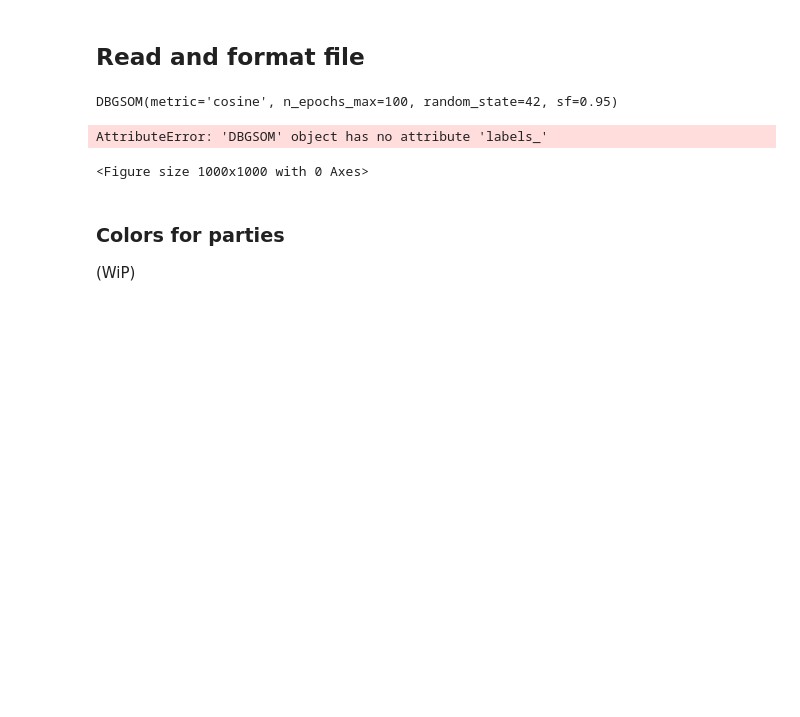
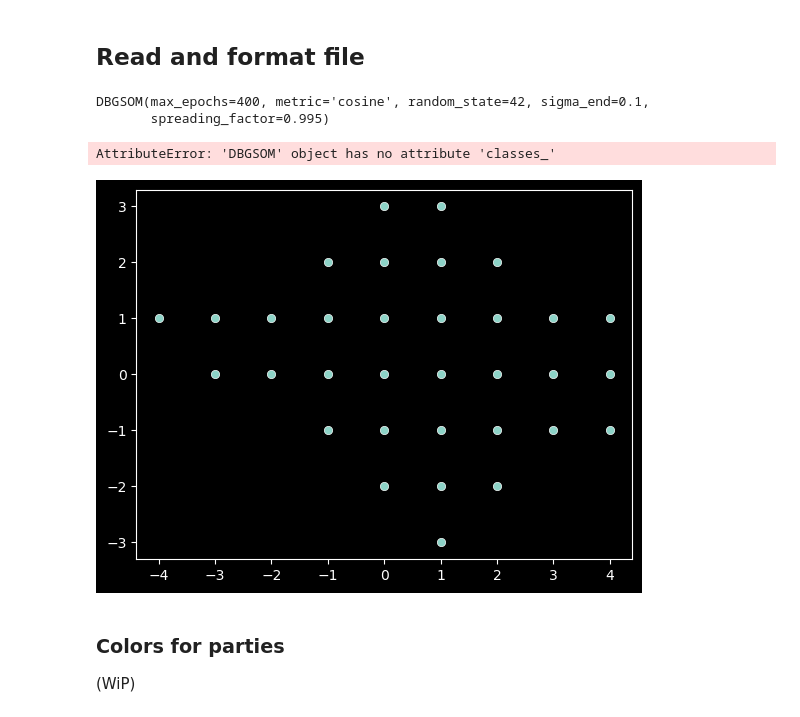
Before and after one commit to SandroMartens/DBGSOM, a Jupyter notebook: examples/parties.ipynb, the cells around one changed output. Cells and saved outputs as stored; diff of their text form; code cells hidden in the pictures; blank space fills up the shorter version.

```diff
--- a/examples/parties.ipynb
+++ b/examples/parties.ipynb
@@ -19,24 +19,33 @@ statements = dataset.pivot(
     index="These: Titel", columns="Partei: Kurzbezeichnung", values="Position: Position"
 )
 # %%
-som = DBGSOM(sf=0.95, n_epochs_max=100, metric="cosine", random_state=42)
+som = DBGSOM(spreading_factor=0.995, max_epochs=400, metric="cosine", random_state=42, sigma_end=0.1)
 som.fit(X=parties)
 # %% [output]
-DBGSOM(metric='cosine', n_epochs_max=100, random_state=42, sf=0.95)
+DBGSOM(max_epochs=400, metric='cosine', random_state=42, sigma_end=0.1,
+       spreading_factor=0.995)
 # %%
-plt.figure(figsize=(10, 10))
-labels = som.labels_
-p = so.Plot(
-    x=np.array(som.neurons_)[labels, 0],
-    y=np.array(som.neurons_)[labels, 1],
-    text=parties.index
-).add(so.Text(
-    # color=[[colors[partei] for partei in parteien.index]]
-    ))
-p.save(loc="parties.png")
+# plt.figure(figsize=(10, 10))
+# labels = ((dict(som.som_.nodes.data("label")).values()))
+# p = so.Plot(
+#     x=np.array(som.neurons_)[labels, 0],
+#     y=np.array(som.neurons_)[labels, 1],
+#     text=parties.index
+# ).add(so.Text(
+#     # color=[[colors[partei] for partei in parteien.index]]
+#     ))
+# p.save(loc="parties.png")
-# %% [output]
-AttributeError: 'DBGSOM' object has no attribute 'labels_'
-<Figure size 1000x1000 with 0 Axes>
+# %%
+sns.scatterplot(
+    x=np.array(som.neurons_)[:, 0],
+    y=np.array(som.neurons_)[:, 1],
+    )
+
+for i, party in enumerate(parties.index):
+    plt.text(x=np.array(som.neurons_)[i, 0], y=np.array(som.neurons_)[i, 1], s=som.predict(parties), rotation=45)
+# %% [output]
+AttributeError: 'DBGSOM' object has no attribute 'classes_'
+[figure, added]
 # %% [markdown]
 ### Colors for parties
 (WiP)
```
Also changed, not shown: 3 other files.
